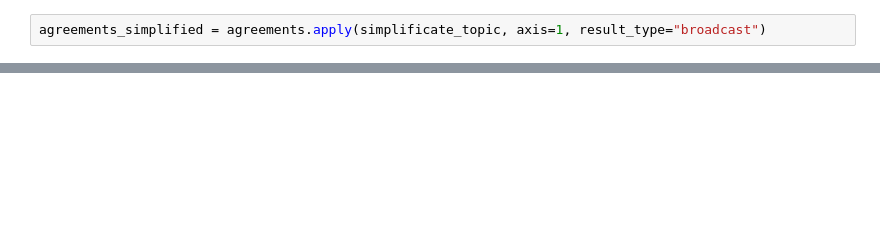
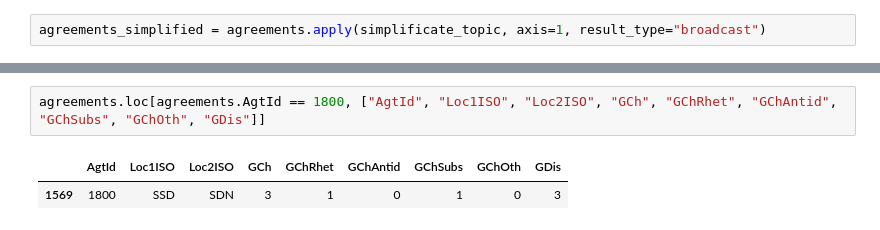
Before and after one commit to boschmateo/peaceagreements, a Jupyter notebook: peace_agreements_analysis.ipynb, the cells around one changed output, grey strips where cells are left out. Drawn from its saved outputs; the diff is of its cells as text; blank space fills up the shorter version.

```diff
--- a/peace_agreements_analysis.ipynb
+++ b/peace_agreements_analysis.ipynb
@@ -371,0 +405,5 @@ agreements_groups
+# %%
+agreements.loc[agreements.AgtId == 1800, ["AgtId", "Loc1ISO", "Loc2ISO", "GCh", "GChRhet", "GChAntid", "GChSubs", "GChOth", "GDis"]]
+# %% [output]
+|  | AgtId | Loc1ISO | Loc2ISO | GCh | GChRhet | GChAntid | GChSubs | GChOth | GDis |
+| 1569 | 1800 | SSD | SDN | 3 | 1 | 0 | 1 | 0 | 3 |
```
Also changed, not shown: parts of 25 cells of this notebook, 5 other files.
